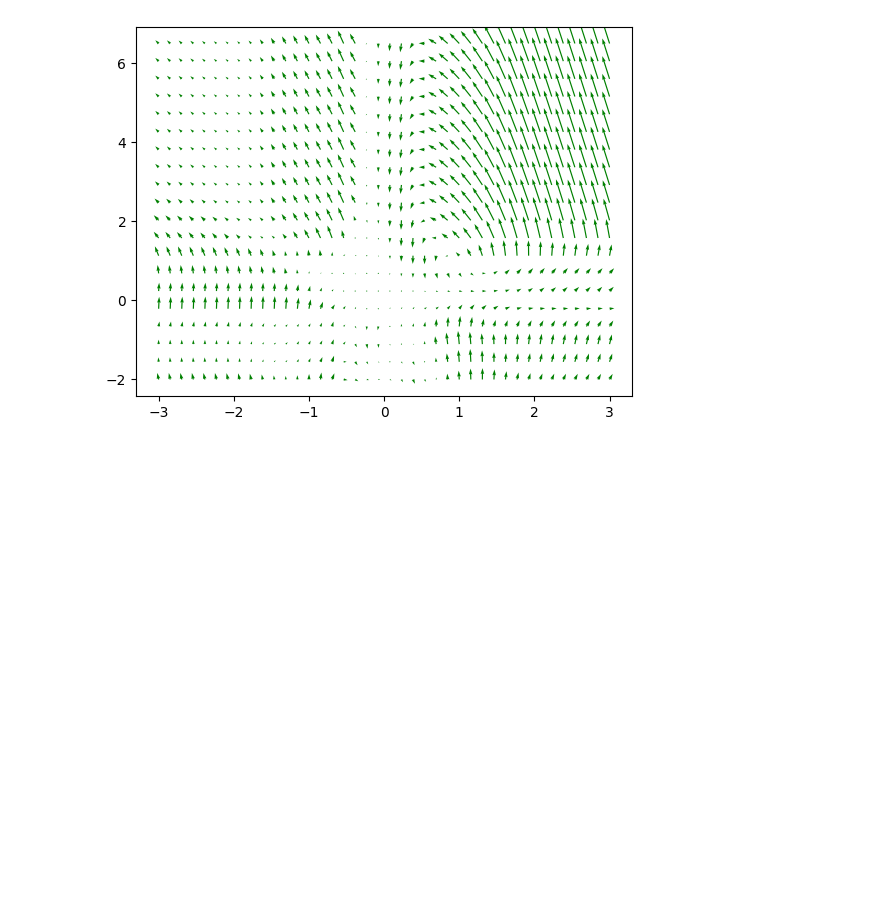
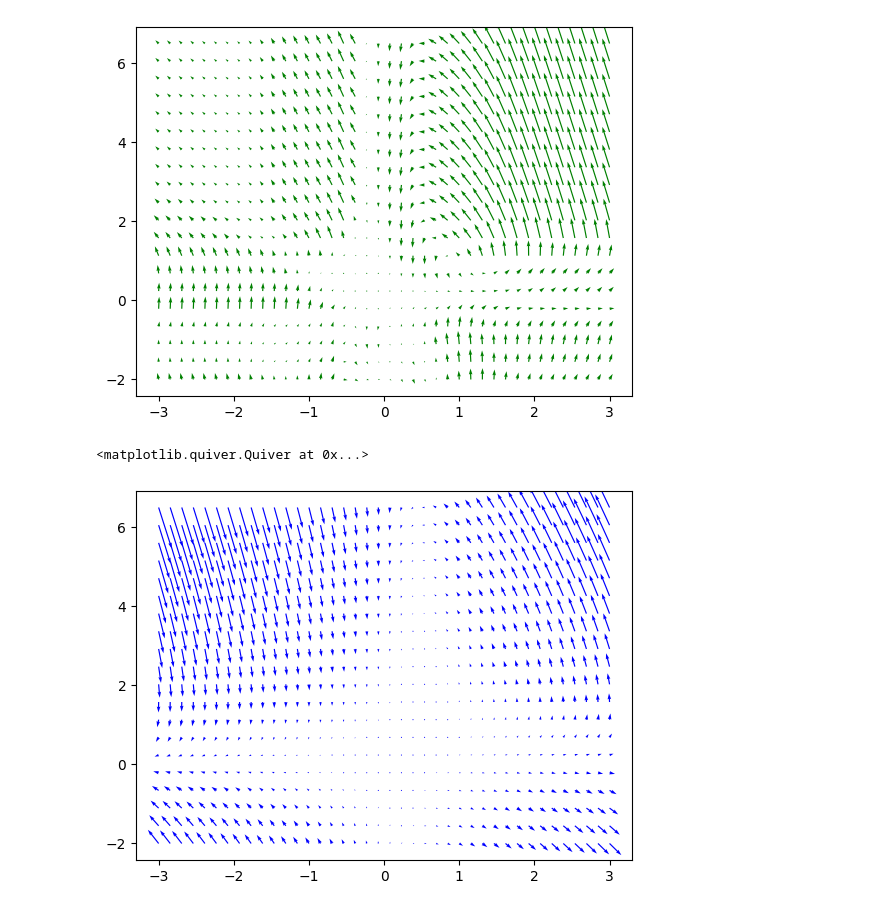
Before and after one commit to AdamJager/KAN-project, a Jupyter notebook: jupyterNoteBooks/vectorPlot.ipynb, the cells around one changed output. Saved outputs shown, nothing was run; the diff lists cells and outputs as text; code cells hidden in the pictures; blank space fills up the shorter version.

```diff
--- a/jupyterNoteBooks/vectorPlot.ipynb
+++ b/jupyterNoteBooks/vectorPlot.ipynb
@@ -43,16 +43,26 @@ y = y.flatten()
 coords = [[x[i],y[i]] for i in range(len(x))]
 # %%
 outputs = np.zeros([len(coords), 2])
+trueOutputs = np.zeros([len(coords), 2])
 for ii, coord in enumerate(coords):
     kanODE.setOdeIC(coord)
     _, solution = kanODE.test()
     vector = solution[-1] - solution[0]
     outputs[ii] = vector.detach().numpy()
+    trueVector = kanODE.baseSolution[2] - kanODE.baseSolution[0]
+    trueOutputs[ii] = trueVector
 # %%
 u = outputs[:, 0]
 v = outputs[:, 1]
+tu = trueOutputs[:, 0]
+tv = trueOutputs[:, 1]
 # %%
 plt.quiver(x, y, u, v, color='g')
 # %% [output]
 <matplotlib.quiver.Quiver at 0x...>
 [figure]
+# %%
+plt.quiver(x, y, tu, tv, color='b')
+# %% [output]
+<matplotlib.quiver.Quiver at 0x...>
+[figure, added]
```
Also changed, not shown: 3 other files.
